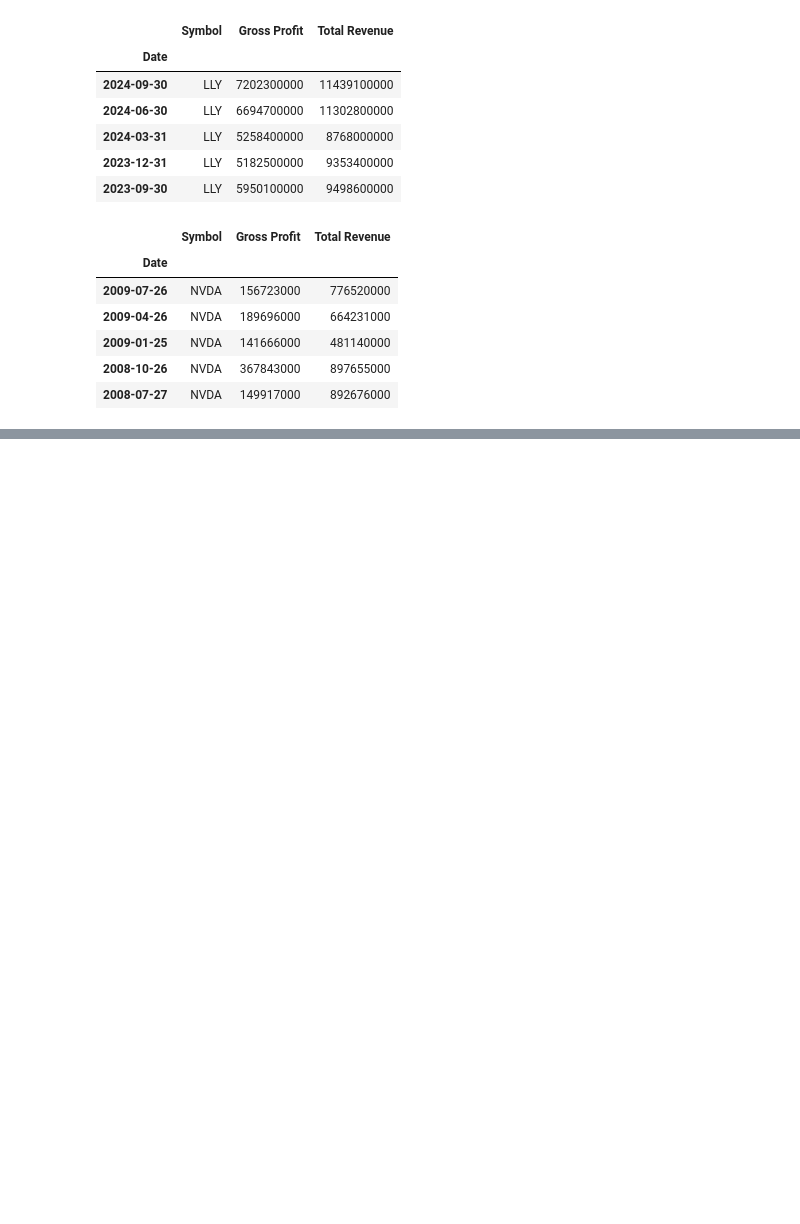
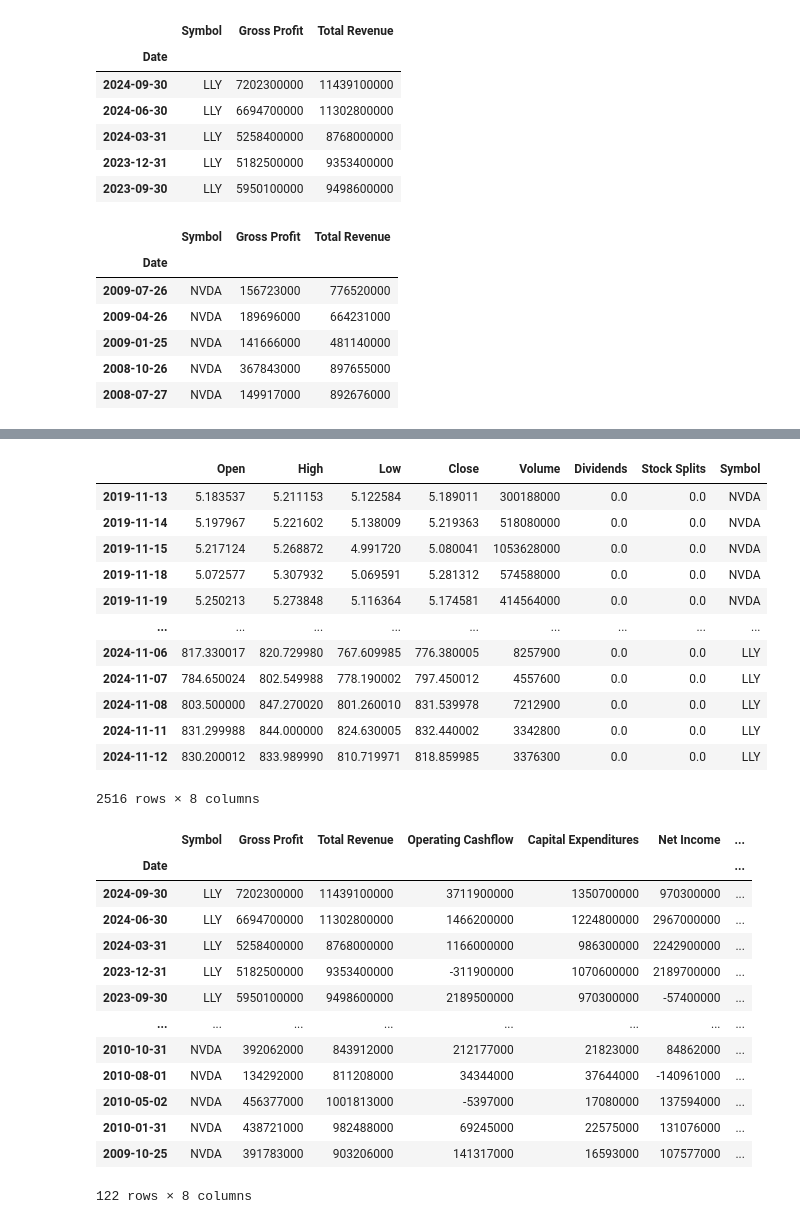
Before and after one commit to veenauppalapati/stock-market-analysis, a Jupyter notebook: stock-market-analysis.ipynb, the cells around one changed output, grey strips where cells are left out. Cells and saved outputs as stored; diff of their text form; code cells hidden in the pictures; blank space fills up the shorter version.

Commit message:
Merged and cleaned the dataframes

```diff
--- a/stock-market-analysis.ipynb
+++ b/stock-market-analysis.ipynb
@@ -267,0 +353,6 @@ display(income_statements_df.tail())
+# %%
+# Calculate Free Cash Flow and add it as a new column
+cashflow_df['Free Cash Flow (FCF)'] = cashflow_df['Operating Cashflow'] - cashflow_df['Capital Expenditures']
+
+# Display the first few rows to verify the new column
+cashflow_df.head()
@@ -267,0 +369,12 @@ display(income_statements_df.tail())
+# %%
+# Merge the income statements data with cashflow data on 'Date' and 'Symbol'
+company_finance_df = pd.merge(income_statements_df, cashflow_df, on=["Date", "Symbol"])
+
+# Set 'Date' as the index in the merged DataFrame
+company_finance_df.set_index("Date", inplace=True)
+
+# Drop the extra 'level_0' and 'index' columns
+company_finance_df = company_finance_df.drop(columns=["level_0", "index"])
+
+# Display the result
+display(company_finance_df.head())
@@ -267,0 +389,6 @@ display(income_statements_df.tail())
+# %%
+# Calculate 'Net Profit Margin' and add it as a new column
+company_finance_df['Net Profit Margin (%)'] = (company_finance_df['Net Income'] / company_finance_df['Total Revenue']) * 100
+
+# Display the first few rows to verify the new column
+company_finance_df.head()
@@ -267,0 +403,33 @@ display(income_statements_df.tail())
+# %%
+company_finance_df = pd.to_datetime(company_finance_df.index)
+# %%
+display(historical_df)
+display(company_finance_df)
+# %% [output]
+|  | Open | High | Low | Close | Volume | Dividends | Stock Splits | Symbol |
+| 2019-11-13 | 5.183537 | 5.211153 | 5.122584 | 5.189011 | 300188000 | 0.0 | 0.0 | NVDA |
+| 2019-11-14 | 5.197967 | 5.221602 | 5.138009 | 5.219363 | 518080000 | 0.0 | 0.0 | NVDA |
+| 2019-11-15 | 5.217124 | 5.268872 | 4.991720 | 5.080041 | 1053628000 | 0.0 | 0.0 | NVDA |
+| 2019-11-18 | 5.072577 | 5.307932 | 5.069591 | 5.281312 | 574588000 | 0.0 | 0.0 | NVDA |
+| 2019-11-19 | 5.250213 | 5.273848 | 5.116364 | 5.174581 | 414564000 | 0.0 | 0.0 | NVDA |
+| ... | ... | ... | ... | ... | ... | ... | ... | ... |
+| 2024-11-06 | 817.330017 | 820.729980 | 767.609985 | 776.380005 | 8257900 | 0.0 | 0.0 | LLY |
+| 2024-11-07 | 784.650024 | 802.549988 | 778.190002 | 797.450012 | 4557600 | 0.0 | 0.0 | LLY |
+| 2024-11-08 | 803.500000 | 847.270020 | 801.260010 | 831.539978 | 7212900 | 0.0 | 0.0 | LLY |
+| 2024-11-11 | 831.299988 | 844.000000 | 824.630005 | 832.440002 | 3342800 | 0.0 | 0.0 | LLY |
+| 2024-11-12 | 830.200012 | 833.989990 | 810.719971 | 818.859985 | 3376300 | 0.0 | 0.0 | LLY |
+2516 rows × 8 columns
+|  | Symbol | Gross Profit | Total Revenue | Operating Cashflow | Capital Expenditures | Net Income | ... |
+| Date |  |  |  |  |  |  | ... |
+| 2024-09-30 | LLY | 7202300000 | 11439100000 | 3711900000 | 1350700000 | 970300000 | ... |
+| 2024-06-30 | LLY | 6694700000 | 11302800000 | 1466200000 | 1224800000 | 2967000000 | ... |
+| 2024-03-31 | LLY | 5258400000 | 8768000000 | 1166000000 | 986300000 | 2242900000 | ... |
+| 2023-12-31 | LLY | 5182500000 | 9353400000 | -311900000 | 1070600000 | 2189700000 | ... |
+| 2023-09-30 | LLY | 5950100000 | 9498600000 | 2189500000 | 970300000 | -57400000 | ... |
+| ... | ... | ... | ... | ... | ... | ... | ... |
+| 2010-10-31 | NVDA | 392062000 | 843912000 | 212177000 | 21823000 | 84862000 | ... |
+| 2010-08-01 | NVDA | 134292000 | 811208000 | 34344000 | 37644000 | -140961000 | ... |
+| 2010-05-02 | NVDA | 456377000 | 1001813000 | -5397000 | 17080000 | 137594000 | ... |
+| 2010-01-31 | NVDA | 438721000 | 982488000 | 69245000 | 22575000 | 131076000 | ... |
+| 2009-10-25 | NVDA | 391783000 | 903206000 | 141317000 | 16593000 | 107577000 | ... |
+122 rows × 8 columns
```
Also changed, not shown: parts of 21 cells of this notebook, 1 other file.
